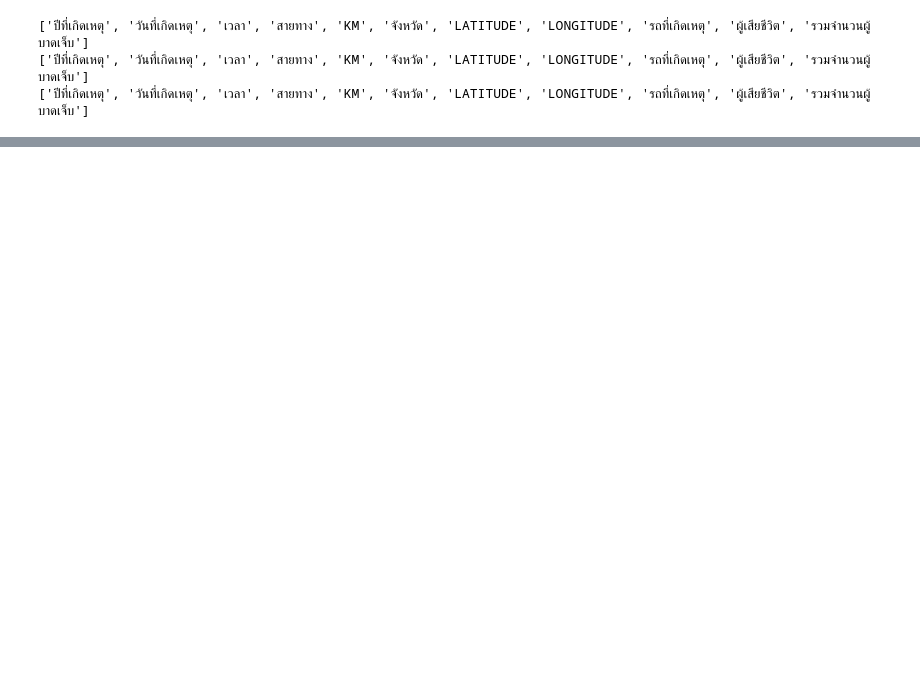
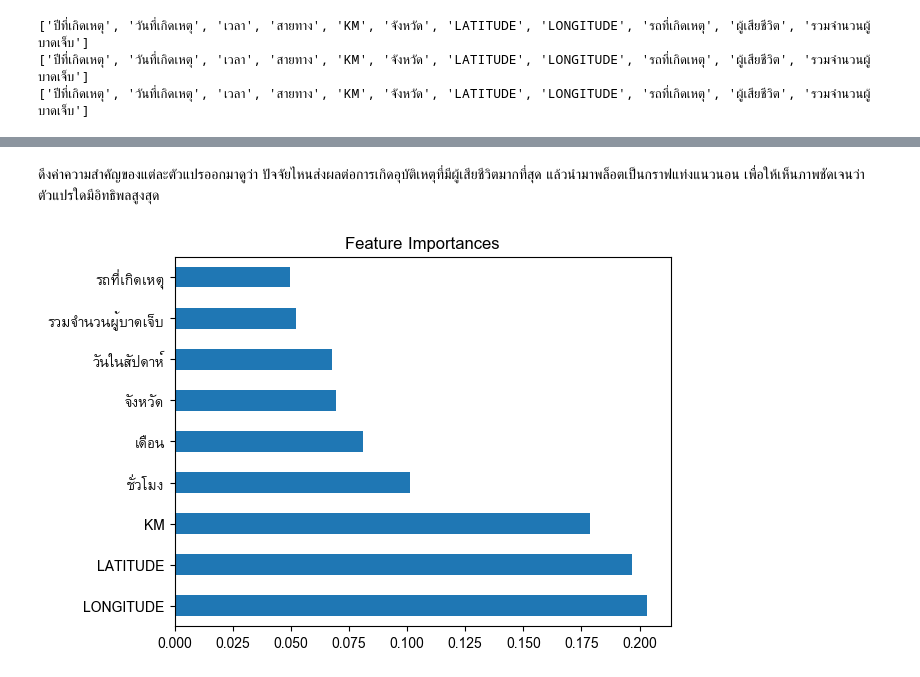
Before and after one commit to VannisaLaowongkot/Road-Accident-Risk-Prediction-Project, a Jupyter notebook: 2019.ipynb, the cells around one changed output, grey strips where cells are left out. Saved outputs shown, nothing was run; the diff lists cells and outputs as text; code cells hidden in the pictures; blank space fills up the shorter version.

```diff
--- a/2019.ipynb
+++ b/2019.ipynb
@@ -508,0 +1297,29 @@ print("รวมทั้งหมด:", len(all_data), "แถว")
+# %%
+import os
+import subprocess
+import matplotlib.pyplot as plt
+import matplotlib.font_manager as fm
+
+subprocess.run(
+    ["apt-get", "install", "-y", "-qq", "fonts-tlwg-garuda"],
+    check=True
+)
+
+result = subprocess.run(
+    ["find", "/usr/share/fonts", "-iname", "Garuda.ttf"],
+    capture_output=True,
+    text=True
+)
+
+font_path = result.stdout.strip().split("\n")[0]
+
+if font_path and os.path.isfile(font_path):
+    fm.fontManager.addfont(font_path)
+    font_name = fm.FontProperties(fname=font_path).get_name()
+    plt.rcParams["font.family"] = font_name
+    plt.rcParams["axes.unicode_minus"] = False
+    print(f"ตั้งค่าฟอนต์สำเร็จ: {font_name}")
+else:
+    raise FileNotFoundError(
+        "ไม่พบฟอนต์ Garuda กรุณาตรวจสอบการติดตั้งฟอนต์"
+    )
@@ -508,0 +1851,12 @@ print("รวมทั้งหมด:", len(all_data), "แถว")
+# %% [markdown]
+ดึงค่าความสำคัญของแต่ละตัวแปรออกมาดูว่า ปัจจัยไหนส่งผลต่อการเกิดอุบัติเหตุที่มีผู้เสียชีวิตมากที่สุด แล้วนำมาพล็อตเป็นกราฟแท่งแนวนอน เพื่อให้เห็นภาพชัดเจนว่าตัวแปรใดมีอิทธิพลสูงสุด
+# %%
+import pandas as pd
+import matplotlib.pyplot as plt
+
+importances = pd.Series(model.feature_importances_, index=features)
+importances.nlargest(10).plot(kind='barh')
+plt.title('Feature Importances')
+plt.show()
+# %% [output]
+[figure, added]
```
Also changed, not shown: parts of 79 cells of this notebook.
